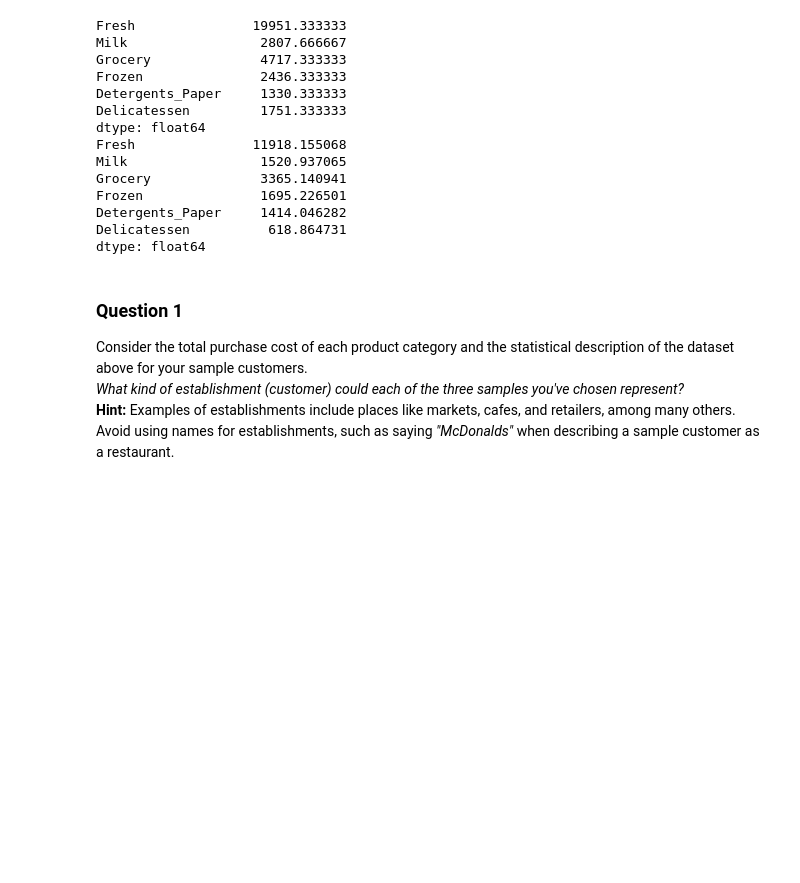
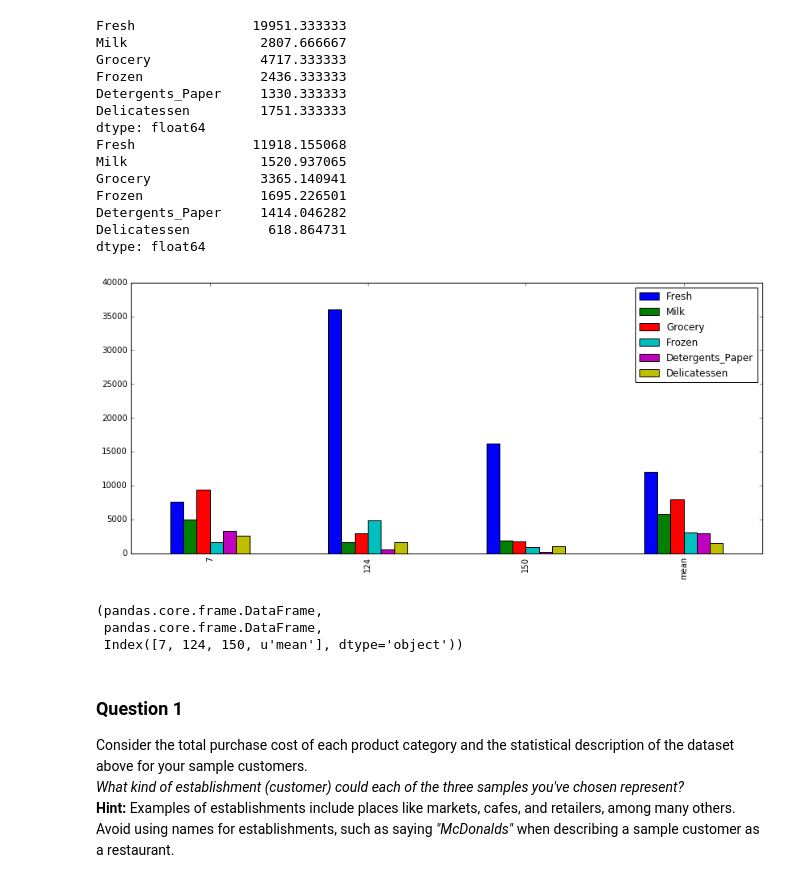
Before and after one commit to TerenceCooper/machine-learning, a Jupyter notebook: projects/creating_customer_segments/customer_segments.ipynb, the cells around one changed output. Cells and saved outputs as stored; diff of their text form; code cells hidden in the pictures; blank space fills up the shorter version.

Commit message:
Added more figures by reviewer's awesome suggestions

```diff
--- a/projects/creating_customer_segments/customer_segments.ipynb
+++ b/projects/creating_customer_segments/customer_segments.ipynb
@@ -101,6 +101,20 @@ Frozen               1695.226501
 Detergents_Paper     1414.046282
 Delicatessen          618.864731
 dtype: float64
+# %%
+# Code from last reviewer
+# import seaborn as sns
+samples_bar = samples.append(data.describe().loc['mean'])
+samples_bar.index = indices + ['mean']
+_ = samples_bar.plot(kind='bar', figsize=(14,6))
+# %% [output]
+[figure, added]
+# %%
+type(samples_bar), type(samples), samples_bar.index
+# %% [output]
+(pandas.core.frame.DataFrame,
+ pandas.core.frame.DataFrame,
+ Index([7, 124, 150, u'mean'], dtype='object'))
 # %% [markdown]
 ### Question 1
 Consider the total purchase cost of each product category and the statistical description of the dataset above for your sample customers.
```
Also changed, not shown: parts of 9 cells of this notebook, 1 other file.
